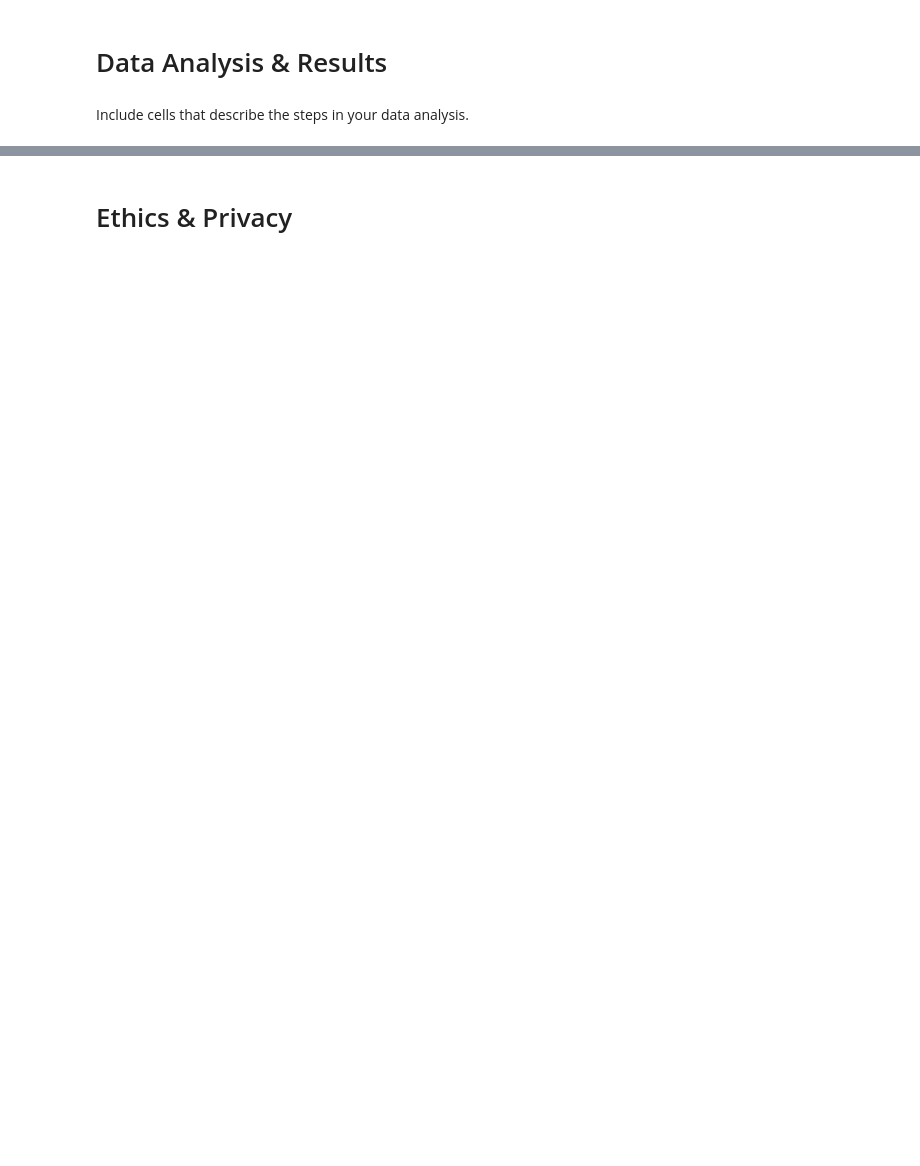
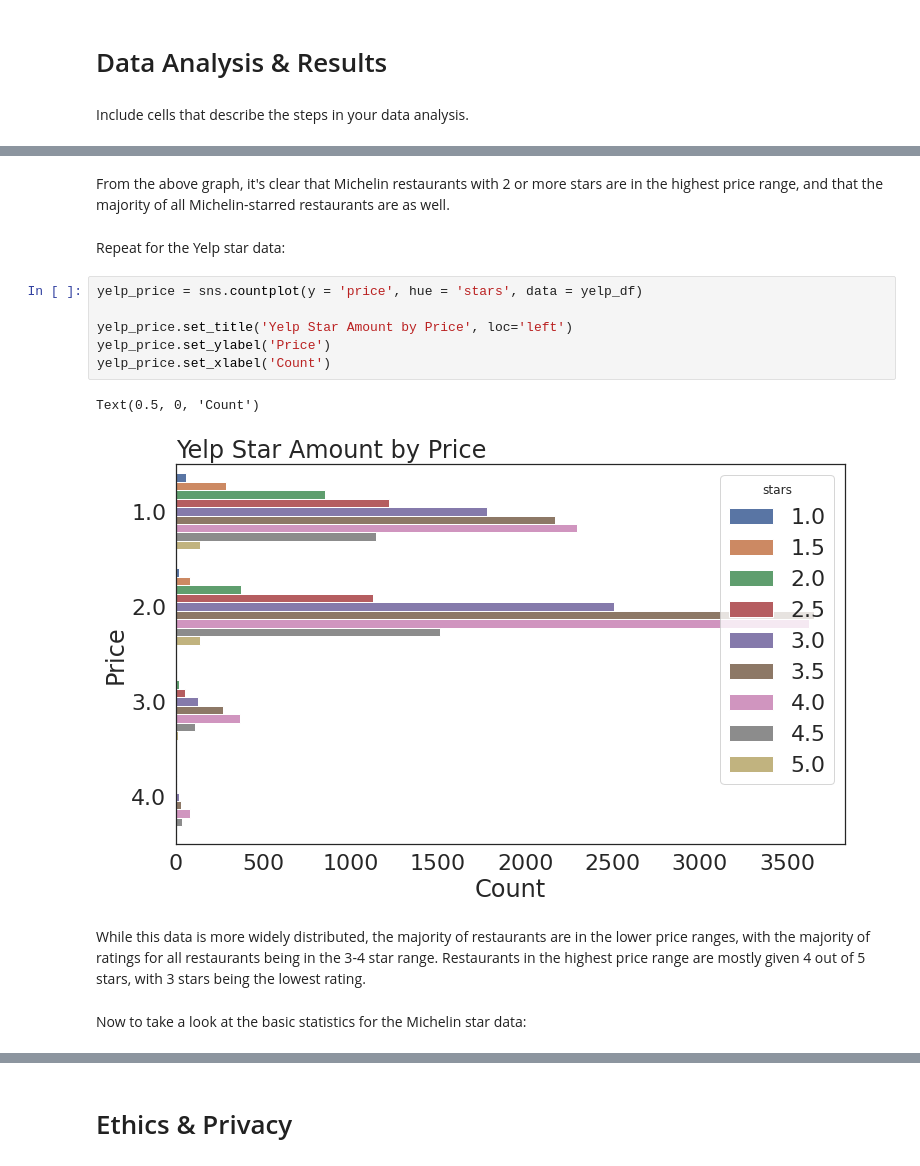
Before and after one commit to howardk1m/Michelin-Stars-108, a Jupyter notebook: FinalProject_group65.ipynb, the cells around one changed output, grey strips where cells are left out. Drawn from its saved outputs; the diff is of its cells as text; blank space fills up the shorter version.

```diff
--- a/FinalProject_group65.ipynb
+++ b/FinalProject_group65.ipynb
@@ -74,0 +521,17 @@ Include cells that describe the steps in your data analysis.
+# %% [markdown]
+From the above graph, it's clear that Michelin restaurants with 2 or more stars are in the highest price range, and that the majority of all Michelin-starred restaurants are as well.
+# %% [markdown]
+Repeat for the Yelp star data:
+# %%
+yelp_price = sns.countplot(y = 'price', hue = 'stars', data = yelp_df)
+
+yelp_price.set_title('Yelp Star Amount by Price', loc='left')
+yelp_price.set_ylabel('Price')
+yelp_price.set_xlabel('Count')
+# %% [output]
+Text(0.5, 0, 'Count')
+[figure, added]
+# %% [markdown]
+While this data is more widely distributed, the majority of restaurants are in the lower price ranges, with the majority of ratings for all restaurants being in the 3-4 star range. Restaurants in the highest price range are mostly given 4 out of 5 stars, with 3 stars being the lowest rating.
+# %% [markdown]
+Now to take a look at the basic statistics for the Michelin star data:
```
Also changed, not shown: parts of 120 cells of this notebook.
